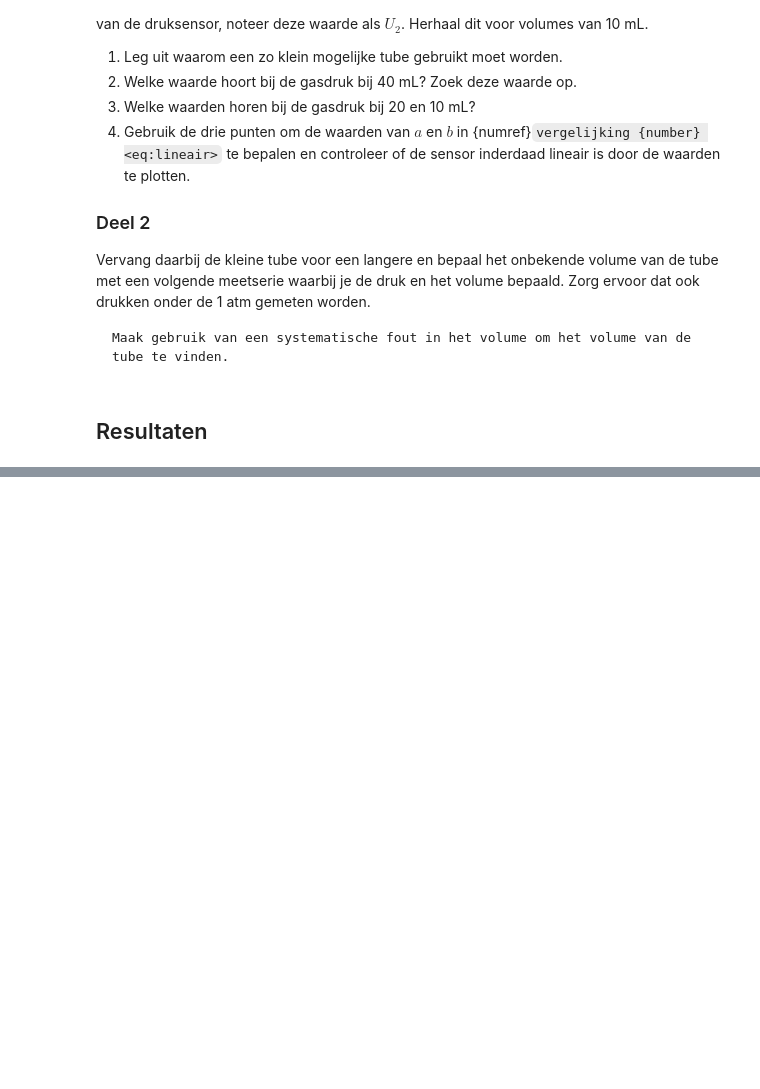
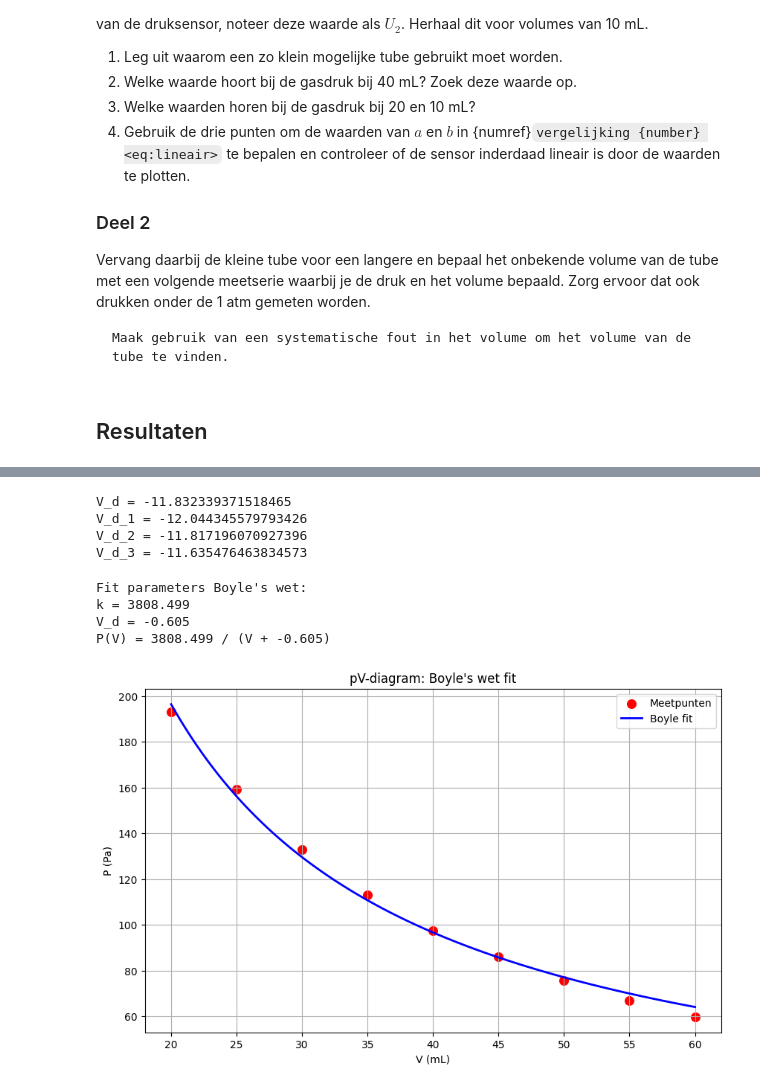
Before and after one commit to fienecg-arch/Fiene-en-Thomas, a Jupyter notebook: Content/Labs/druksensorijken.ipynb, the cells around one changed output, grey strips where cells are left out. Saved outputs shown, nothing was run; the diff lists cells and outputs as text; code cells hidden in the pictures; blank space fills up the shorter version.

```diff
--- a/Content/Labs/druksensorijken.ipynb
+++ b/Content/Labs/druksensorijken.ipynb
@@ -74,0 +116,56 @@ U = np.array(u_1, u_2, u_3)
+# %%
+# P * (V_1 + V_d) = P * (V_2 + V_d) = P * (V_3 + V_d)
+
+U = np.array([136 , 144 , 154 , 166 , 179 , 197 , 220 , 250 , 289])
+
+P = 0.871 * U + -58.593
+V = np.array([60 , 55 , 50 , 45 , 40 , 35 , 30 , 25 , 20])
+
+V_d_1 = ((P[0] * V[0]) - (P[1] * V[1])) / (P[1] - P[0])
+V_d_2 = ((P[0] * V[0]) - (P[2] * V[2])) / (P[2] - P[0])
+V_d_3 = ((P[1] * V[1]) - (P[2] * V[2])) / (P[2] - P[1])
+V_d = (V_d_1 + V_d_2 + V_d_3) / 3
+print("V_d =", V_d)
+print("V_d_1 =", V_d_1)
+print("V_d_2 =", V_d_2)
+print("V_d_3 =", V_d_3)
+# %% [output]
+V_d = -11.832339371518465
+V_d_1 = -12.044345579793426
+V_d_2 = -11.817196070927396
+V_d_3 = -11.635476463834573
+# %%
+# Fit van Boyle's wet
+def boyle_model(V, k, V_d):
+    return k / (V + V_d)
+
+# Fit uitvoeren
+popt_boyle, pcov_boyle = curve_fit(boyle_model, V, P, p0=[100, 5])
+k, V_d_fit = popt_boyle
+
+print("Fit parameters Boyle's wet:")
+print(f"k = {k:.3f}")
+print(f"V_d = {V_d_fit:.3f}")
+print(f"P(V) = {k:.3f} / (V + {V_d_fit:.3f})")
+
+# Lijn om te plotten
+V_line_boyle = np.linspace(min(V), max(V), 100)
+P_line_boyle = boyle_model(V_line_boyle, k, V_d_fit)
+
+# Plotten
+plt.figure(figsize=(10, 6))
+plt.scatter(V, P, label="Meetpunten", s=70, color='red')
+plt.plot(V_line_boyle, P_line_boyle, label="Boyle fit", linewidth=2, color='blue')
+
+plt.xlabel("V (mL)")
+plt.ylabel("P (Pa)")
+plt.title("pV-diagram: Boyle's wet fit")
+plt.legend()
+plt.grid(True)
+plt.show()
+# %% [output]
+Fit parameters Boyle's wet:
+k = 3808.499
+V_d = -0.605
+P(V) = 3808.499 / (V + -0.605)
+[figure, added]
```
Also changed, not shown: parts of 1 cell of this notebook.
